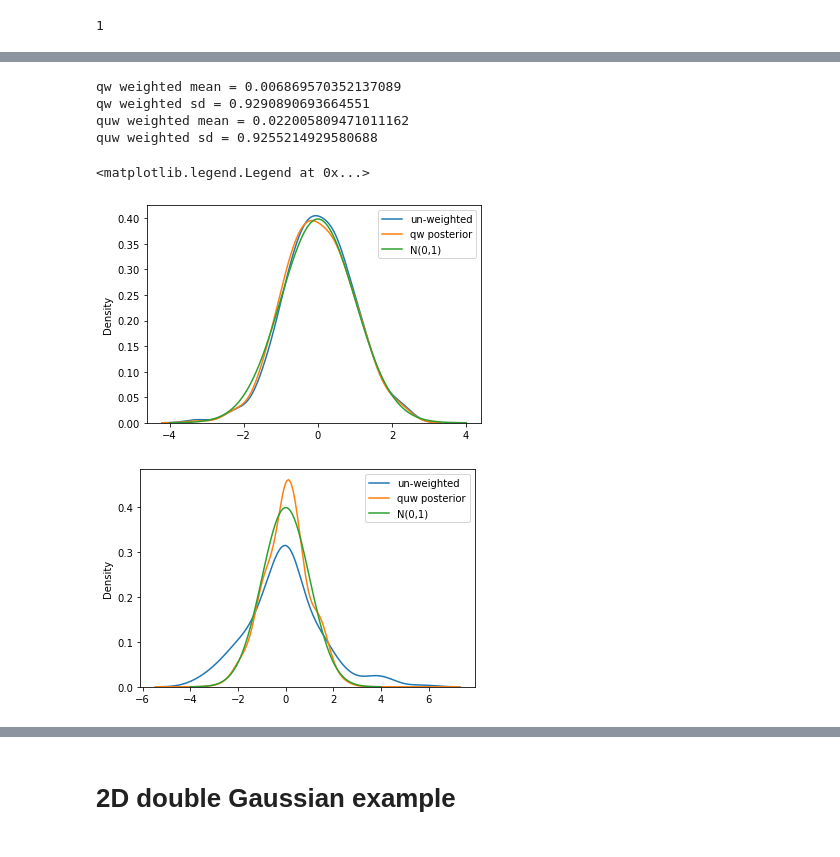
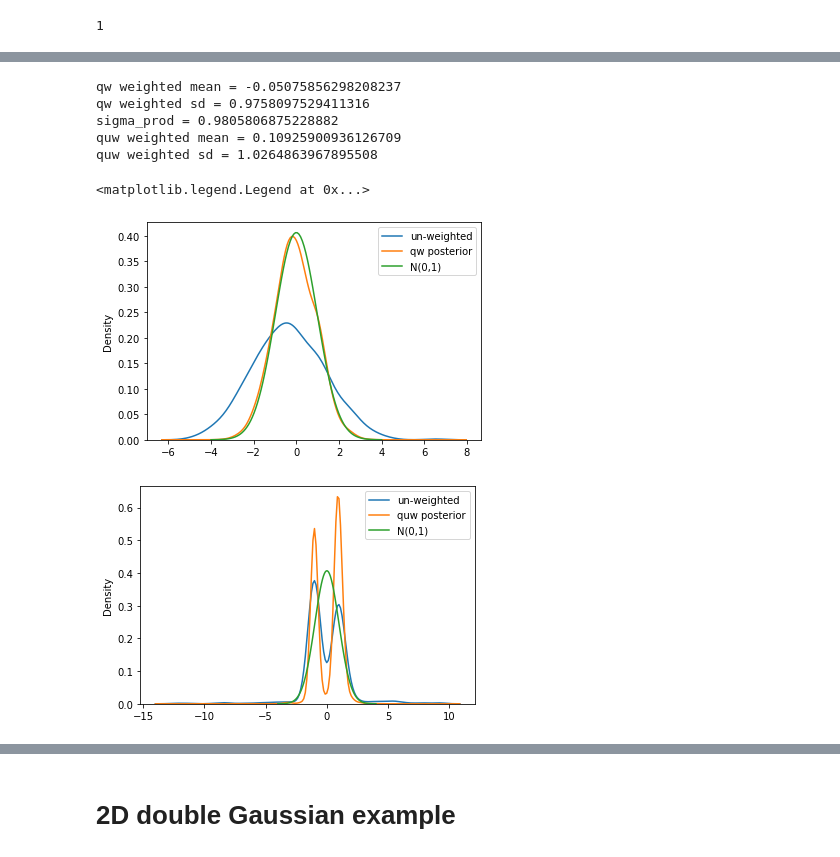
Before and after one commit to RichardGrumitt/nfmc_jax_tests, a Jupyter notebook: nfmc_jax_tests.ipynb, the cells around one changed output, grey strips where cells are left out. Cells and saved outputs as stored; diff of their text form; code cells hidden in the pictures.

```diff
--- a/nfmc_jax_tests.ipynb
+++ b/nfmc_jax_tests.ipynb
@@ -21,22 +21,22 @@ import chaospy
 def log_like(x, mu=jnp.array([0]), cov=jnp.array([[1.0]])):
     return mvn.logpdf(x, mu, cov)
 
-def log_prior(x, mu=jnp.array([0]), cov=jnp.array([[5.0]])):
+def log_prior(x, mu=jnp.array([0]), cov=jnp.array([[25.0]])):
     return mvn.logpdf(x, mu, cov)
 
 key = jax.random.PRNGKey(100)
 prior_samples = jax.random.multivariate_normal(key, mean=jnp.array([0.0]),
-                                               cov=jnp.array([[5.0]]), shape=(100,))
+                                               cov=jnp.array([[25.0]]), shape=(50,))
 prior_samples.shape[1]
 # %% [output]
 1
 # %%
 trace = nfmc_jax.infer_nfomc(log_like, log_prior, prior_samples,
                              log_like_args=(jnp.array([0]), jnp.array([[1.0]])),
-                             log_prior_args=(jnp.array([0]), jnp.array([[5.0]])),
+                             log_prior_args=(jnp.array([0]), jnp.array([[25.0]])),
                              vmap=True, parallel_backend=None, n0=100, iteration=5,
-                             N_AF=1000, expl_top_AF=10, expl_latent=1, expl_top_qw=1, local_thresh=3,
-                             nfmc_draws=100, nf_iter=10, k_trunc=0.5, ess_tol=1.0, eps_z=0.01,
+                             N_AF=1000, expl_top_AF=40, expl_latent=5, expl_top_qw=5, local_thresh=3,
+                             nfmc_draws=100, nf_iter=10, k_trunc=np.inf, ess_tol=0.9, eps_z=0.05,
                              inference_mode="sampling", cull_lowp_tol=0.01, max_cull_frac=0.0,
                              trainable_qw=False, beta_max=1)
 # %% [output]
@@ -69,39 +75,42 @@ qw_sd = jnp.sqrt(jnp.average((x - qw_mu) ** 2, weights=w))
 
 print(f'qw weighted mean = {qw_mu}')
 print(f'qw weighted sd = {qw_sd}')
 
-def gauss(z):
-    return np.exp(-z ** 2 / 2) / np.sqrt(2 * np.pi)
+sigma_prod = jnp.sqrt((5.0 ** 2) / (5.0 ** 2 + 1.0 ** 2))
+print(f'sigma_prod = {sigma_prod}')
+def gauss(z, mu=0, cov=jnp.array([[sigma_prod ** 2]])):
+    return jax.vmap(lambda x: jnp.exp(mvn.logpdf(x, mu, cov)))(z).squeeze()
 
-z = np.linspace(-4, 4, 100)
+z = jnp.linspace(-4, 4, 100)
 plt.figure()
 sns.kdeplot(x, label='un-weighted')
 sns.kdeplot(x, weights=w, label='qw posterior')
 plt.plot(z, gauss(z), label='N(0,1)')
 plt.legend(loc='upper right')
 
 posterior = trace['quw_posterior'][0]
 
 x = np.asarray(posterior).squeeze()
 w = np.clip(trace['quw_posterior_weights'][0], a_min=0, a_max=None)
 
 quw_mu = jnp.average(x, weights=w)
 quw_sd = jnp.sqrt(jnp.average((x - quw_mu) ** 2, weights=w))
 
 print(f'quw weighted mean = {quw_mu}')
 print(f'quw weighted sd = {quw_sd}')
 
 z = np.linspace(-4, 4, 100)
 plt.figure()
 sns.kdeplot(x, label='un-weighted')
 sns.kdeplot(x, weights=w, label='quw posterior')
 plt.plot(z, gauss(z), label='N(0,1)')
 plt.legend(loc='upper right')
 # %% [output]
-qw weighted mean = 0.006869570352137089
-qw weighted sd = 0.9290890693664551
-quw weighted mean = 0.022005809471011162
-quw weighted sd = 0.9255214929580688
+qw weighted mean = -0.05075856298208237
+qw weighted sd = 0.9758097529411316
+sigma_prod = 0.9805806875228882
+quw weighted mean = 0.10925900936126709
+quw weighted sd = 1.0264863967895508
 <matplotlib.legend.Legend at 0x...>
-[figure, old version]
+[figure, new version]
-[figure, old version]
+[figure, new version]
```
Also changed, not shown: parts of 10 cells of this notebook.
